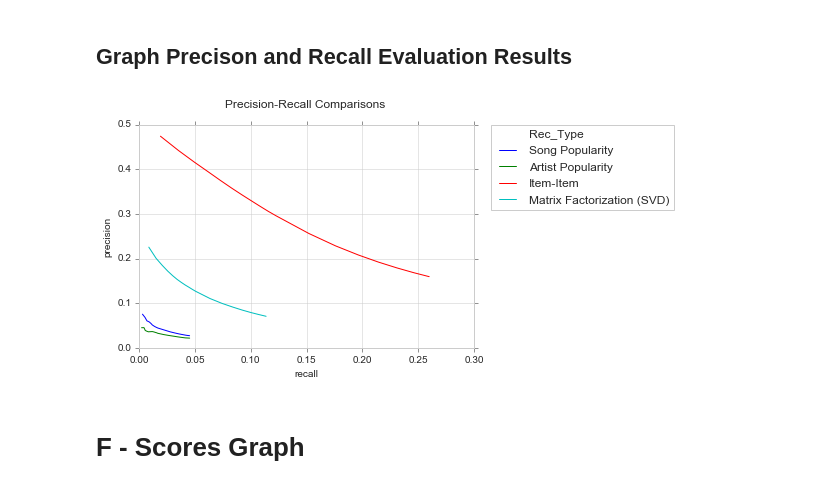
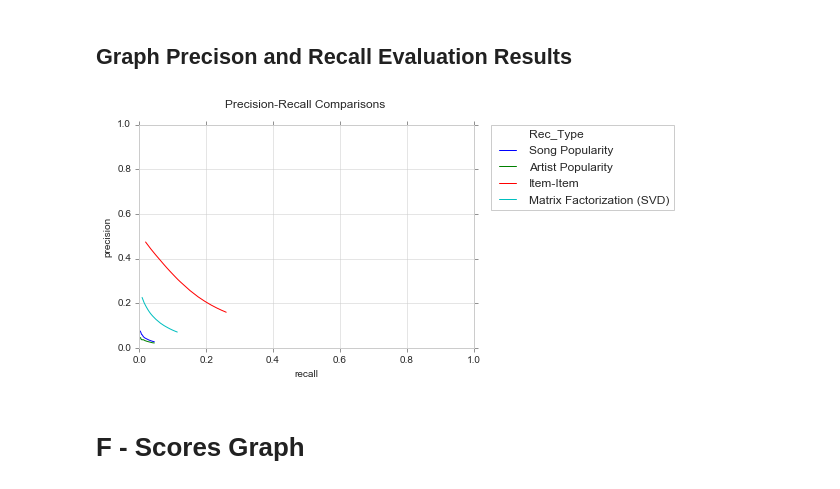
Before and after one commit to IvetteMTapia/Capstone1_Songs-Recommender_System, a Jupyter notebook: Recommender System.ipynb, the cells around one changed output. Cells and saved outputs as stored; diff of their text form; code cells hidden in the pictures.

```diff
--- a/Recommender System.ipynb
+++ b/Recommender System.ipynb
@@ -841,23 +841,23 @@ precision_recall_overall.head()
 # %%
 %matplotlib inline
 
 sns.set_style("whitegrid")
 
 sns.despine()
 
 sns.lineplot(x='recall', y='precision', data = precision_recall_overall,
              hue='Rec_Type', markers=True)
 
 plt.title('Precision-Recall Comparisons \n')
 
 plt.legend(bbox_to_anchor=(1.05, 1), loc=2, borderaxespad=0.)
 
-#plt.xticks(np.arange(0, 1.2, step=0.2))
-#plt.yticks(np.arange(0, 1.2, step=0.2))
+plt.xticks(np.arange(0, 1.2, step=0.2))
+plt.yticks(np.arange(0, 1.2, step=0.2))
 
 plt.show()
 # %% [output]
-[figure, old version]
+[figure, new version]
 # %% [markdown]
 # F - Scores Graph
 # %%
```
